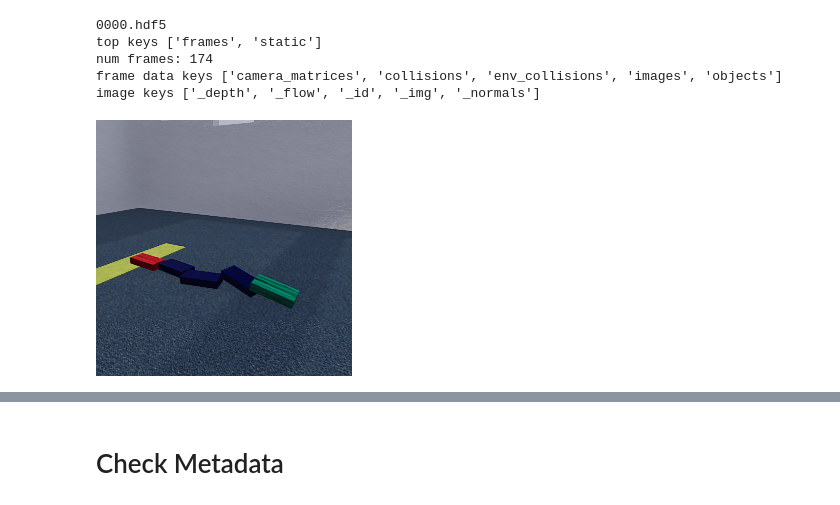
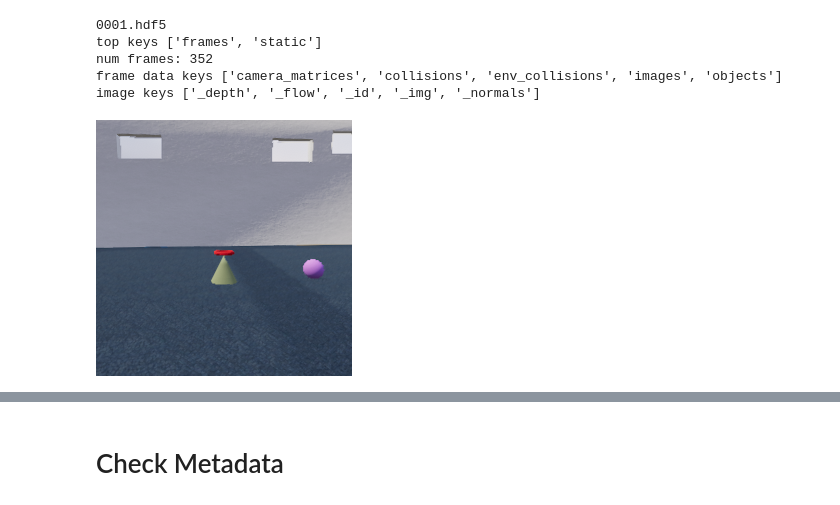
Before and after one commit to alters-mit/tdw_physics, a Jupyter notebook: notebooks/Dominoes_db011921.ipynb, the cells around one changed output, grey strips where cells are left out. Drawn from its saved outputs; the diff is of its cells as text; code cells hidden in the pictures.

```diff
--- a/notebooks/Dominoes_db011921.ipynb
+++ b/notebooks/Dominoes_db011921.ipynb
@@ -9,7 +9,7 @@ import io
 import pickle
 from collections import OrderedDict
 # %%
-dirstem = os.path.join(os.path.expanduser('~'), 'neuroailab', 'trials', 'nsf', 'wdomi_*')
+dirstem = os.path.join(os.path.expanduser('~'), 'neuroailab', 'trials', 'tcon_*')
 trials = sorted(glob.glob(dirstem), key=lambda t: int(t.split('_')[-1]))
 trials = {int(trial.split('_')[-1]): trial for trial in trials}
 trials
@@ -34,30 +23,30 @@ trials
 # %%
-TDW_DIR = trials[37]
-TNUM = 0
+TDW_DIR = trials[1]
+TNUM = 1
 FILE = "%04d.hdf5" % TNUM
 print(FILE)
-view_frame = 300
+view_frame = 0
 f = h5py.File(os.path.join(TDW_DIR, FILE))
 
 # print the data structure
 print("top keys", [k for k in f.keys()])
 frames = f['frames']
 n_frames = len([k for k in frames.keys()])
 print("num frames: {}".format(n_frames))
 view_frame = np.minimum(view_frame, n_frames - 1)
 frame = frames["%04d" % (view_frame)]
 print("frame data keys", [k for k in frame.keys()])
 img = frame['images']
 print("image keys", [k for k in img.keys()])
 _img = Image.open(io.BytesIO(img["_img"][:]))
 _img
 # %% [output]
-0000.hdf5
+0001.hdf5
 top keys ['frames', 'static']
-num frames: 174
+num frames: 352
 frame data keys ['camera_matrices', 'collisions', 'env_collisions', 'images', 'objects']
 image keys ['_depth', '_flow', '_id', '_img', '_normals']
-[figure, old version]
+[figure, new version]
 # %%
 %matplotlib nbagg
 SAVE = True
```
Also changed, not shown: parts of 2 cells of this notebook, 3 other files.
